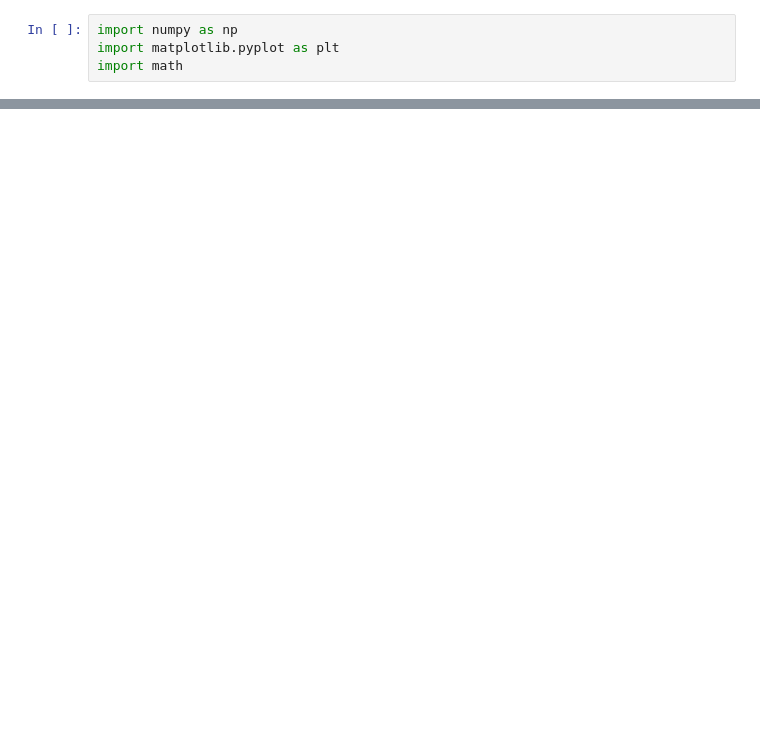
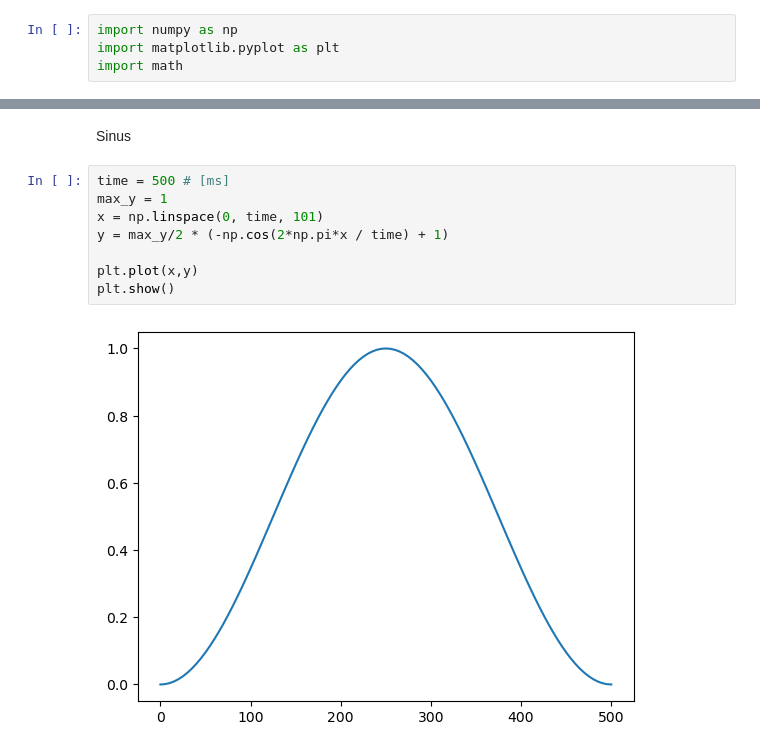
Before and after one commit to JakaHatlakLJ/eduexo_PC, a Jupyter notebook: jupyter/torque_profiles.ipynb, the cells around one changed output, grey strips where cells are left out. Cells and saved outputs as stored; diff of their text form; blank space fills up the shorter version.

```diff
--- a/jupyter/torque_profiles.ipynb
+++ b/jupyter/torque_profiles.ipynb
@@ -32,0 +51,12 @@ plt.show()
+# %% [markdown]
+Sinus
+# %%
+time = 500 # [ms]
+max_y = 1
+x = np.linspace(0, time, 101)
+y = max_y/2 * (-np.cos(2*np.pi*x / time) + 1)
+
+plt.plot(x,y)
+plt.show()
+# %% [output]
+[figure, added]
```
Also changed, not shown: parts of 8 cells of this notebook.
